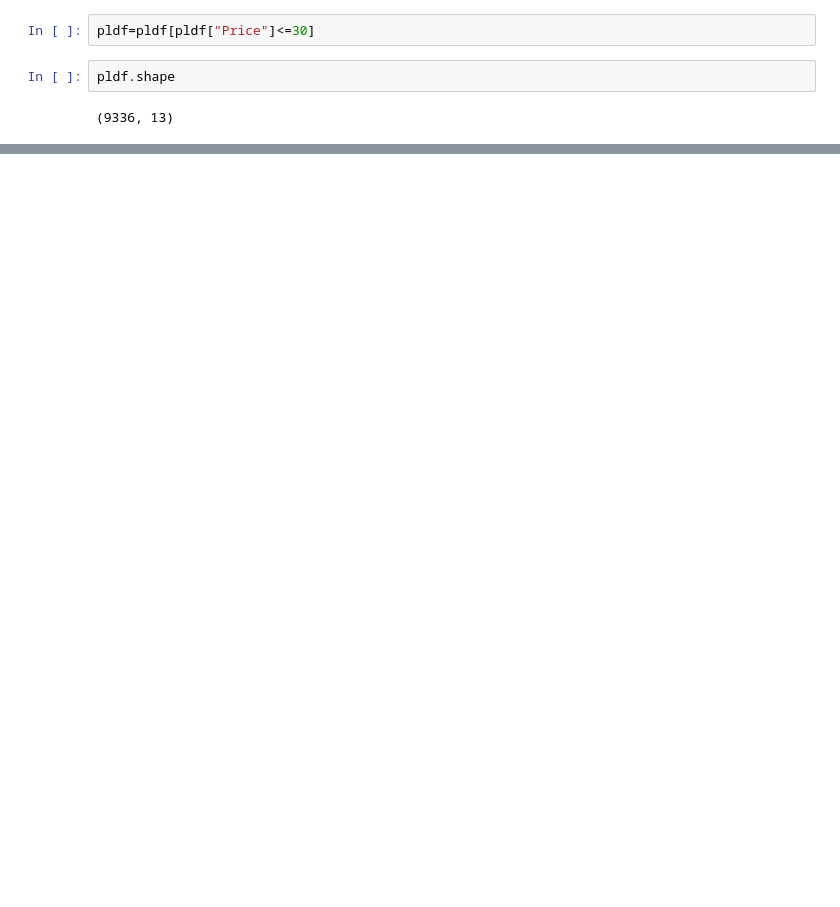
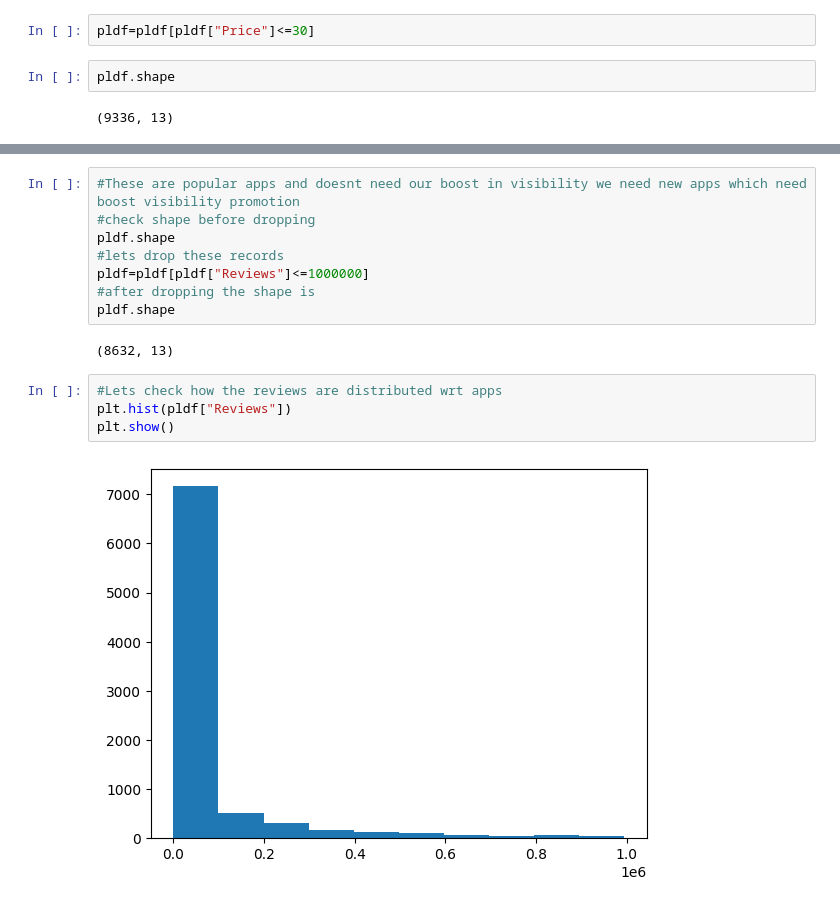
Before and after one commit to AnshumanMohapatra11121999/DataScienceAndAI-, a Jupyter notebook: DataVisualization_case_study_module.ipynb, the cells around one changed output, grey strips where cells are left out. Cells and saved outputs as stored; diff of their text form; blank space fills up the shorter version.

```diff
--- a/DataVisualization_case_study_module.ipynb
+++ b/DataVisualization_case_study_module.ipynb
@@ -636,0 +676,16 @@ pldf.shape
+# %%
+#These are popular apps and doesnt need our boost in visibility we need new apps which need boost visibility promotion
+#check shape before dropping
+pldf.shape
+#lets drop these records
+pldf=pldf[pldf["Reviews"]<=1000000]
+#after dropping the shape is
+pldf.shape
+# %% [output]
+(8632, 13)
+# %%
+#Lets check how the reviews are distributed wrt apps
+plt.hist(pldf["Reviews"])
+plt.show()
+# %% [output]
+[figure, added]
```
Also changed, not shown: parts of 82 cells of this notebook.
